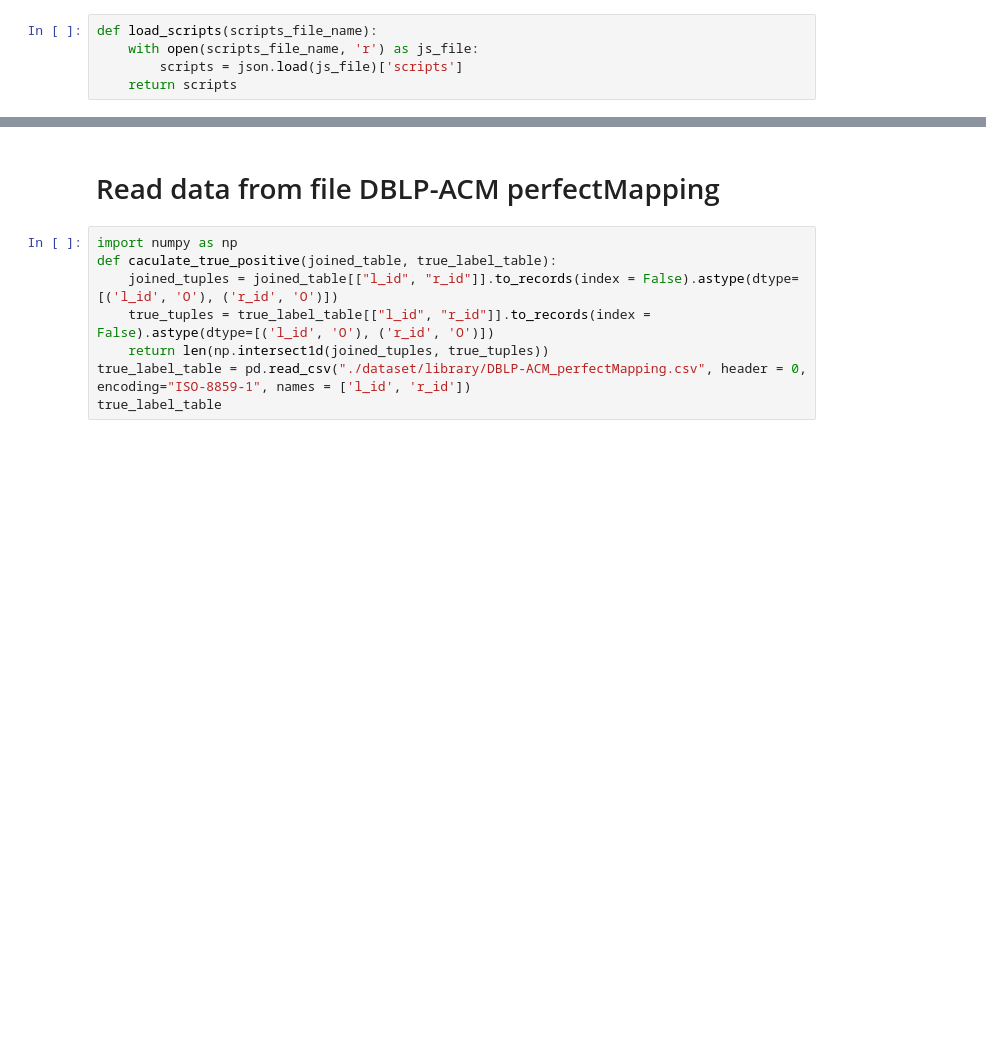
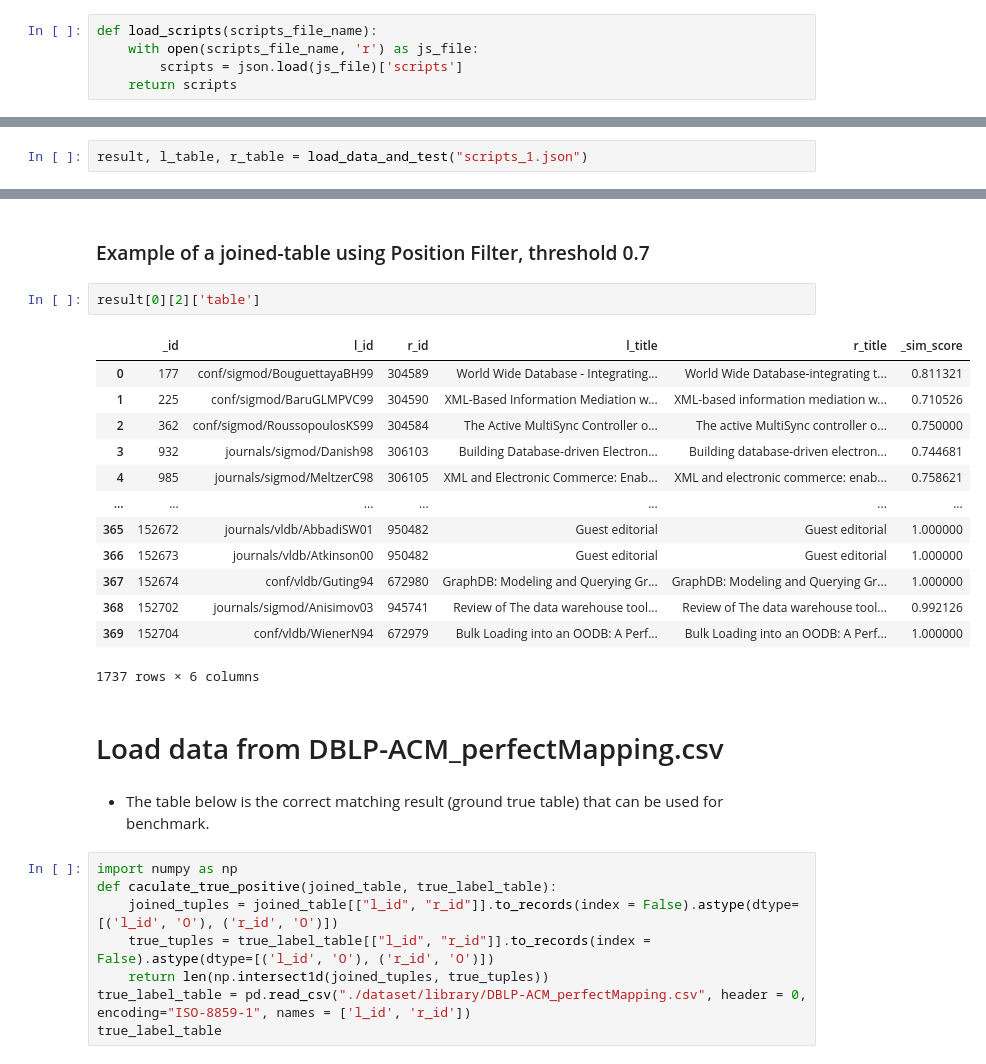
Before and after one commit to tuandung222/Data-Integration-with-String-Matching, a Jupyter notebook: experiment.ipynb, the cells around one changed output, grey strips where cells are left out. Cells and saved outputs as stored; diff of their text form; blank space fills up the shorter version.

```diff
--- a/experiment.ipynb
+++ b/experiment.ipynb
@@ -64,0 +116,2 @@ def load_scripts(scripts_file_name):
+# %%
+result, l_table, r_table = load_data_and_test("scripts_1.json")
@@ -65,5 +154,25 @@ def load_scripts(scripts_file_name):
+# %% [markdown]
+### Example of a joined-table using Position Filter, threshold 0.7
+# %%
+result[0][2]['table']
+# %% [output]
+|  | _id | l_id | r_id | l_title | r_title | _sim_score |
+| 0 | 177 | conf/sigmod/BouguettayaBH99 | 304589 | World Wide Database - Integrating... | World Wide Database-integrating t... | 0.811321 |
+| 1 | 225 | conf/sigmod/BaruGLMPVC99 | 304590 | XML-Based Information Mediation w... | XML-based information mediation w... | 0.710526 |
+| 2 | 362 | conf/sigmod/RoussopoulosKS99 | 304584 | The Active MultiSync Controller o... | The active MultiSync controller o... | 0.750000 |
+| 3 | 932 | journals/sigmod/Danish98 | 306103 | Building Database-driven Electron... | Building database-driven electron... | 0.744681 |
+| 4 | 985 | journals/sigmod/MeltzerC98 | 306105 | XML and Electronic Commerce: Enab... | XML and electronic commerce: enab... | 0.758621 |
+| ... | ... | ... | ... | ... | ... | ... |
+| 365 | 152672 | journals/vldb/AbbadiSW01 | 950482 | Guest editorial | Guest editorial | 1.000000 |
+| 366 | 152673 | journals/vldb/Atkinson00 | 950482 | Guest editorial | Guest editorial | 1.000000 |
+| 367 | 152674 | conf/vldb/Guting94 | 672980 | GraphDB: Modeling and Querying Gr... | GraphDB: Modeling and Querying Gr... | 1.000000 |
+| 368 | 152702 | journals/sigmod/Anisimov03 | 945741 | Review of The data warehouse tool... | Review of The data warehouse tool... | 0.992126 |
+| 369 | 152704 | conf/vldb/WienerN94 | 672979 | Bulk Loading into an OODB: A Perf... | Bulk Loading into an OODB: A Perf... | 1.000000 |
+1737 rows × 6 columns
 # %% [markdown]
-# Read data from file DBLP-ACM perfectMapping
+# Load data from DBLP-ACM_perfectMapping.csv
+# %% [markdown]
+* The table below is the correct matching result (ground true table) that can be used for benchmark.
 # %%
 import numpy as np
 def caculate_true_positive(joined_table, true_label_table):
```
Also changed, not shown: parts of 22 cells of this notebook, 6 other files.
